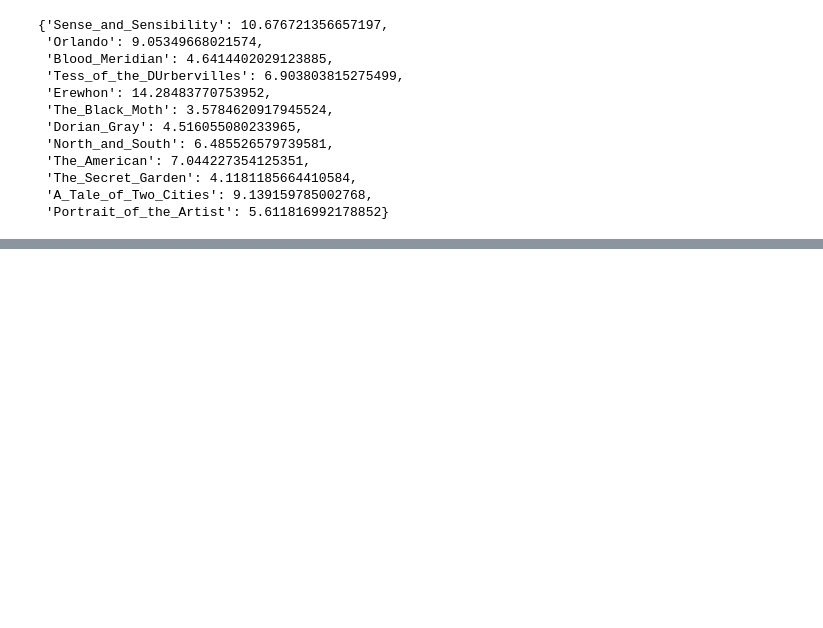
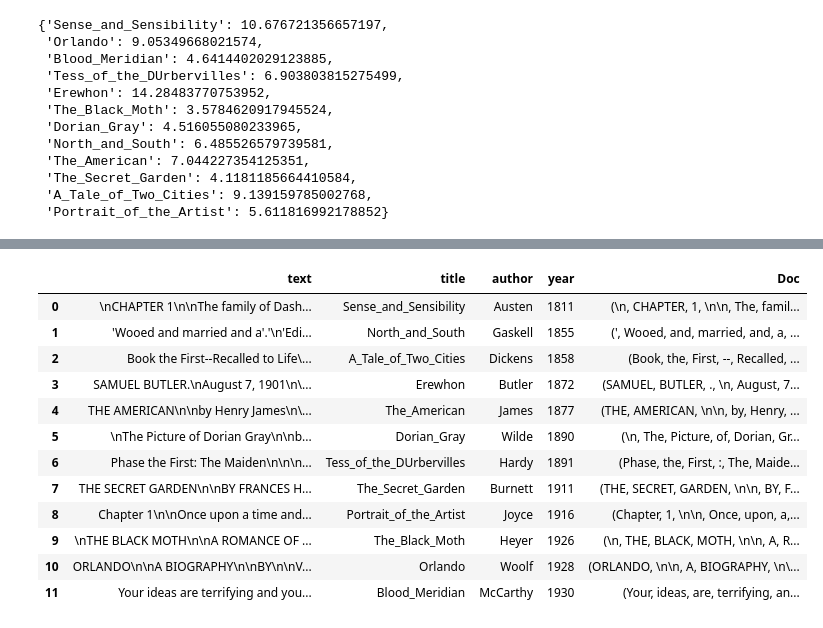
Before and after one commit to Snail-Snail/0_coursework, a Jupyter notebook: 20260608_SisiGao_CW_NLP.ipynb, the cells around one changed output, grey strips where cells are left out. Drawn from its saved outputs; the diff is of its cells as text; code cells hidden in the pictures; blank space fills up the shorter version.

Commit message:
feat:add parse function; update .gitignore

```diff
--- a/20260608_SisiGao_CW_NLP.ipynb
+++ b/20260608_SisiGao_CW_NLP.ipynb
@@ -311,0 +326,5 @@ fk_level()
+# %%
+# apply nlp to each row in the dataframe and store the result in a new column called "Doc"
+novels_df["Doc"] = novels_df["text"].apply(nlp)
+
+display(novels_df.head(5))
@@ -311,0 +338,9 @@ fk_level()
+# %%
+# serialise the df to disk using pickle
+import pickle
+with open ("novels_df.pkl", "wb") as f:
+    pickle.dump(novels_df, f)
+# %%
+with open ("novels_df.pkl", "rb") as f:
+    novels_df = pickle.load(f)
+display(novels_df.head(5))
@@ -311,0 +354,26 @@ fk_level()
+# %%
+def parse(df, store_path=Path.cwd() / "pickles", out_name="parsed.pickle"):
+    """Parses the text of a DataFrame using spaCy, stores the parsed docs as a column and writes
+    the resulting  DataFrame to a pickle file"""
+    store_path.mkdir(parents=True, exist_ok=True)  # creates the folder if it doesn't exist
+    df["Doc"] = df["text"].apply(nlp)
+    with open (store_path / out_name, "wb") as f:
+        pickle.dump(df, f)
+    return df
+# %%
+# unit test for parse function
+parse(novels_df)
+# %% [output]
+|  | text | title | author | year | Doc |
+| 0 | \nCHAPTER 1\n\nThe family of Dash... | Sense_and_Sensibility | Austen | 1811 | (\n, CHAPTER, 1, \n\n, The, famil... |
+| 1 | 'Wooed and married and a'.'\n'Edi... | North_and_South | Gaskell | 1855 | (', Wooed, and, married, and, a, ... |
+| 2 | Book the First--Recalled to Life\... | A_Tale_of_Two_Cities | Dickens | 1858 | (Book, the, First, --, Recalled, ... |
+| 3 | SAMUEL BUTLER.\nAugust 7, 1901\n\... | Erewhon | Butler | 1872 | (SAMUEL, BUTLER, ., \n, August, 7... |
+| 4 | THE AMERICAN\n\nby Henry James\n\... | The_American | James | 1877 | (THE, AMERICAN, \n\n, by, Henry, ... |
+| 5 | \nThe Picture of Dorian Gray\n\nb... | Dorian_Gray | Wilde | 1890 | (\n, The, Picture, of, Dorian, Gr... |
+| 6 | Phase the First: The Maiden\n\n\n... | Tess_of_the_DUrbervilles | Hardy | 1891 | (Phase, the, First, :, The, Maide... |
+| 7 | THE SECRET GARDEN\n\nBY FRANCES H... | The_Secret_Garden | Burnett | 1911 | (THE, SECRET, GARDEN, \n\n, BY, F... |
+| 8 | Chapter 1\n\nOnce upon a time and... | Portrait_of_the_Artist | Joyce | 1916 | (Chapter, 1, \n\n, Once, upon, a,... |
+| 9 | \nTHE BLACK MOTH\n\nA ROMANCE OF ... | The_Black_Moth | Heyer | 1926 | (\n, THE, BLACK, MOTH, \n\n, A, R... |
+| 10 | ORLANDO\n\nA BIOGRAPHY\n\nBY\n\nV... | Orlando | Woolf | 1928 | (ORLANDO, \n\n, A, BIOGRAPHY, \n\... |
+| 11 | Your ideas are terrifying and you... | Blood_Meridian | McCarthy | 1930 | (Your, ideas, are, terrifying, an... |
```
Also changed, not shown: parts of 5 cells of this notebook, 2 other files.
